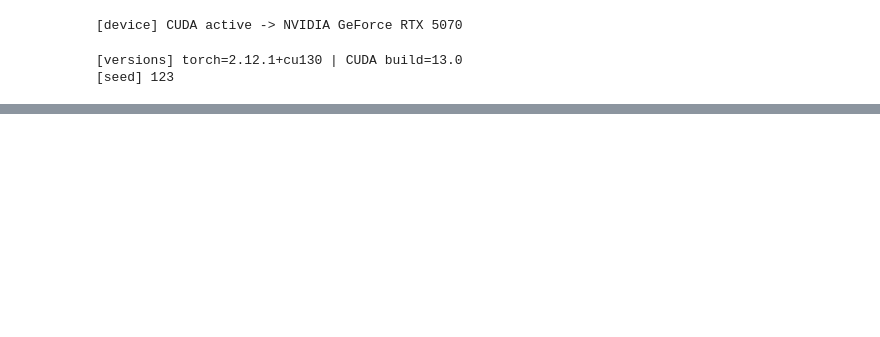
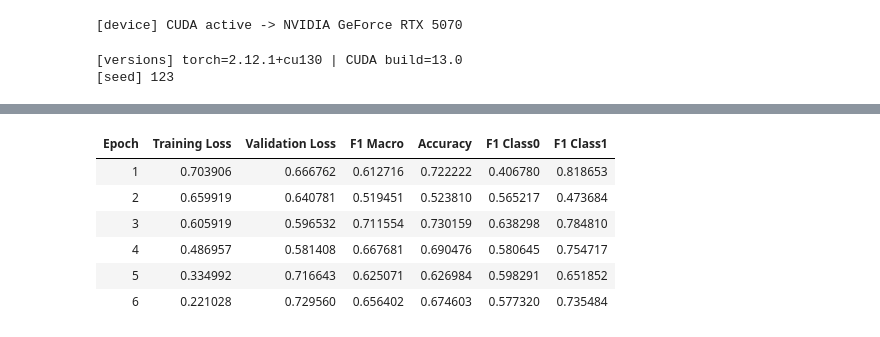
Before and after one commit to WrongMedal/SML_Rebels_G24, a Jupyter notebook: Codice/03_model_1.ipynb, the cells around one changed output, grey strips where cells are left out. Cells and saved outputs as stored; diff of their text form; code cells hidden in the pictures; blank space fills up the shorter version.

```diff
--- a/Codice/03_model_1.ipynb
+++ b/Codice/03_model_1.ipynb
@@ -209,0 +272,75 @@ print(f"[fold 0] eval class balance = "
+# %%
+# =========================================================
+# STEP 4 — Training args + per-fold CV loop, OOF prediction accumulation
+# Model 02: BERT document-level
+# =========================================================
+import pandas as pd
+from transformers import TrainingArguments
+
+LR = 3e-5
+EPOCHS = 6
+TRAIN_BS = 16
+EVAL_BS = 32
+N_FOLDS = 5
+
+def training_args(fold_k: int):
+    return TrainingArguments(
+        output_dir=f"./bert_m02_fold{fold_k}",
+        learning_rate=LR,
+        num_train_epochs=EPOCHS,
+        per_device_train_batch_size=TRAIN_BS,
+        per_device_eval_batch_size=EVAL_BS,
+        weight_decay=0.01,
+        warmup_ratio=0.1,
+        eval_strategy="epoch",      # log only; NOT used for selection (fixed epochs)
+        save_strategy="no",         # no checkpoints during CV; keeps disk clean
+        logging_strategy="epoch",
+        report_to="none",
+        seed=SEED,
+        fp16=torch.cuda.is_available(),   # mixed precision on the 5070 -> faster
+    )
+
+oof_rows = []      # per-doc OOF predictions across all folds
+fold_scores = []   # per-fold f1_macro
+
+for k in range(N_FOLDS):
+    print(f"\n===== FOLD {k} =====")
+    train_ds, eval_ds, eval_ids, eval_labels = make_fold(k)
+
+    model = build_model(FREEZE_LAYERS)                 # fresh weights every fold
+    weights = fold_class_weights(train_ds["labels"])   # weights from THIS train split
+
+    trainer = WeightedTrainer(
+        model=model,
+        args=training_args(k),
+        train_dataset=train_ds,
+        eval_dataset=eval_ds,
+        data_collator=collator,
+        compute_metrics=compute_metrics,
+        class_weights=weights,
+    )
+    trainer.train()
+
+    # Predict on held-out fold
+    pred = trainer.predict(eval_ds)
+    logits = pred.predictions
+    preds = logits.argmax(-1)
+    probs = torch.softmax(torch.tensor(logits), dim=-1)[:, 1].numpy()  # P(class 1)
+
+    fold_f1 = f1_score(eval_labels, preds, average="macro")
+    fold_scores.append(fold_f1)
+    print(f"[fold {k}] f1_macro = {fold_f1:.4f}")
+
+    for aid, y_true, y_pred, p1 in zip(eval_ids, eval_labels, preds, probs):
+        oof_rows.append({"article_id": aid, "fold": k,
+                         "y_true": int(y_true), "y_pred": int(y_pred),
+                         "prob_class1": float(p1)})
+
+    del model, trainer
+    torch.cuda.empty_cache()
+
+oof_df = pd.DataFrame(oof_rows)
+print(f"\n[CV] f1_macro per fold = {[round(s,4) for s in fold_scores]}")
+print(f"[CV] f1_macro mean±std = {np.mean(fold_scores):.4f} ± {np.std(fold_scores):.4f}")
+print(f"[OOF] {len(oof_df)} predictions accumulated (should equal dataset size)")
+# %% [output]
@@ -209,0 +366,7 @@ print(f"[fold 0] eval class balance = "
+| Epoch | Training Loss | Validation Loss | F1 Macro | Accuracy | F1 Class0 | F1 Class1 |
+| 1 | 0.703906 | 0.666762 | 0.612716 | 0.722222 | 0.406780 | 0.818653 |
+| 2 | 0.659919 | 0.640781 | 0.519451 | 0.523810 | 0.565217 | 0.473684 |
+| 3 | 0.605919 | 0.596532 | 0.711554 | 0.730159 | 0.638298 | 0.784810 |
+| 4 | 0.486957 | 0.581408 | 0.667681 | 0.690476 | 0.580645 | 0.754717 |
+| 5 | 0.334992 | 0.716643 | 0.625071 | 0.626984 | 0.598291 | 0.651852 |
+| 6 | 0.221028 | 0.729560 | 0.656402 | 0.674603 | 0.577320 | 0.735484 |
```
Also changed, not shown: parts of 8 cells of this notebook, 11 other files.
